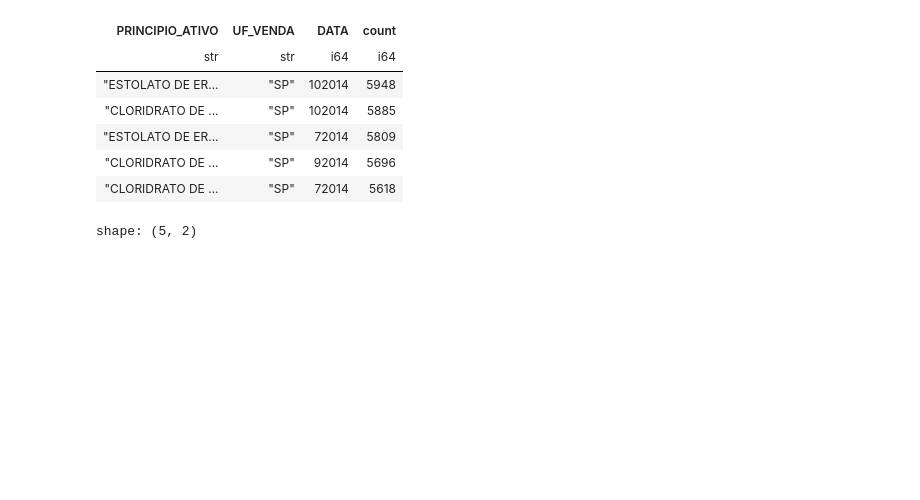
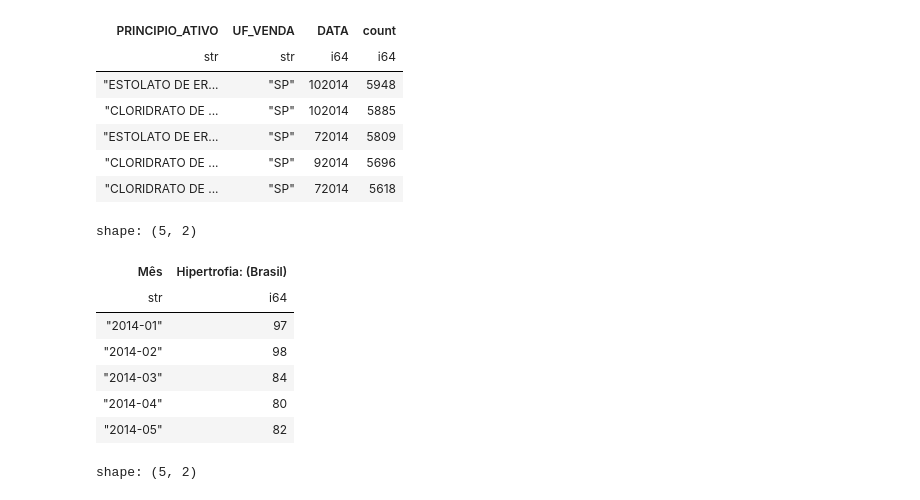
Before and after one commit to Tiago-Amarante/medicamentos-anvisa, a Jupyter notebook: db-preparation/db_substance analysis.ipynb, the cells around one changed output. Saved outputs shown, nothing was run; the diff lists cells and outputs as text; code cells hidden in the pictures; blank space fills up the shorter version.

```diff
--- a/db-preparation/db_substance analysis.ipynb
+++ b/db-preparation/db_substance analysis.ipynb
@@ -19,6 +19,19 @@ shape: (5, 4)
 | "ESTOLATO DE ER... | "SP" | 72014 | 5809 |
 | "CLORIDRATO DE ... | "SP" | 92014 | 5696 |
 | "CLORIDRATO DE ... | "SP" | 72014 | 5618 |
+# %%
+lf_hp = pl.scan_csv('D:\Base_de_dados_anvisa\hipertrofia.csv')
+
+lf_hp.head().collect()
+# %% [output]
+shape: (5, 2)
+| Mês | Hipertrofia: (Brasil) |
+| str | i64 |
+| "2014-01" | 97 |
+| "2014-02" | 98 |
+| "2014-03" | 84 |
+| "2014-04" | 80 |
+| "2014-05" | 82 |
 # %%
 lf_gt = pl.scan_csv('D:\Base_de_dados_anvisa\multiTimeline.csv')
 
```
Also changed, not shown: parts of 5 cells of this notebook.
